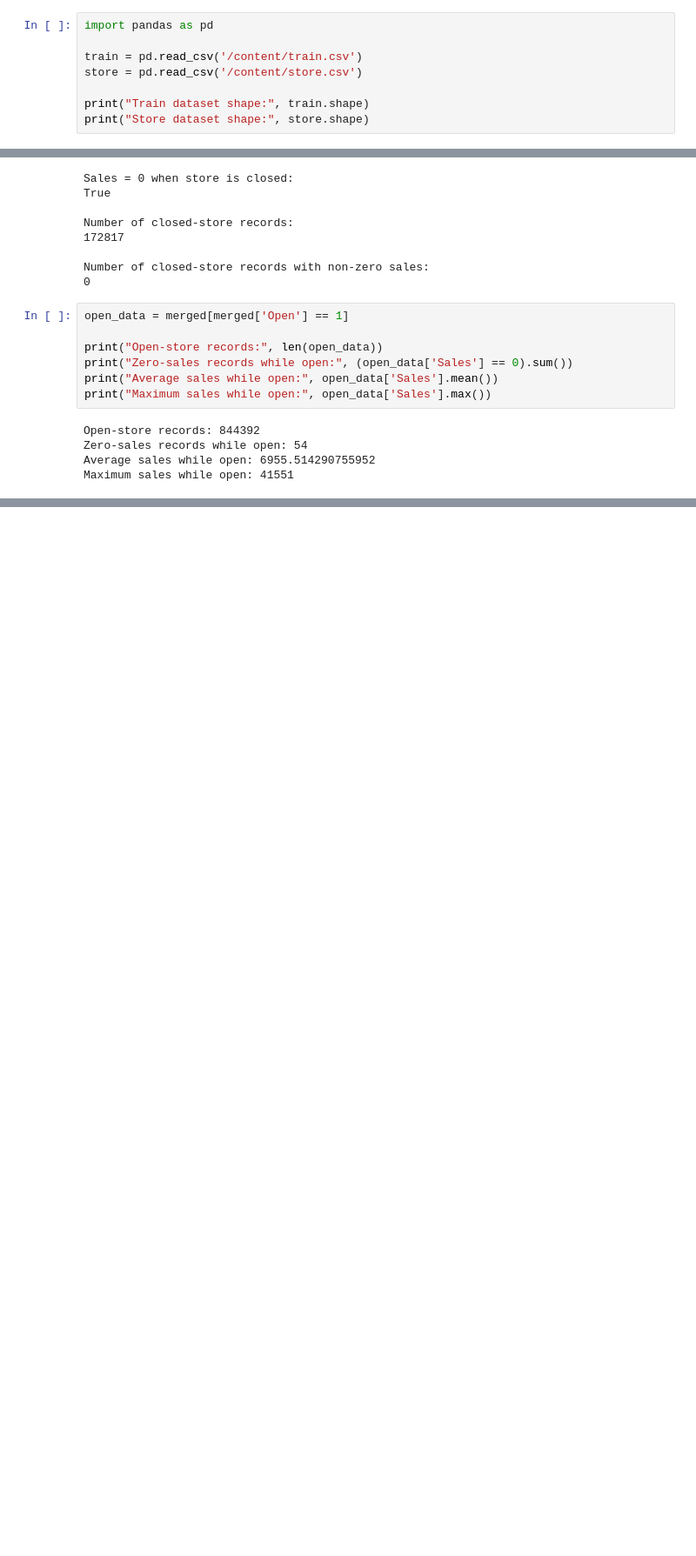
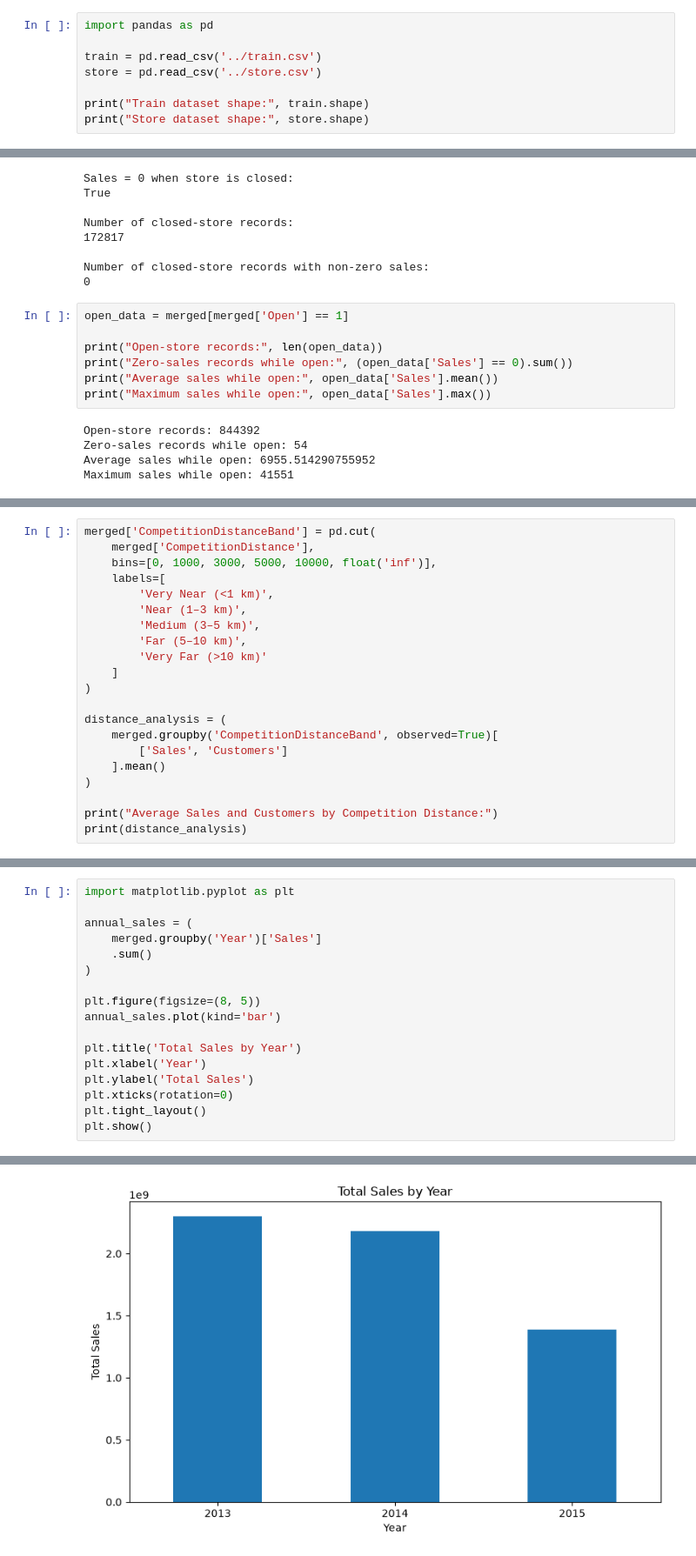
Before and after one commit to vsatish5621/Rossmann-Sales-Forecasting, a Jupyter notebook: notebooks/02_EDA_Analysis.ipynb, the cells around one changed output, grey strips where cells are left out. Shown at 87% size. Saved outputs shown, nothing was run; the diff lists cells and outputs as text; blank space fills up the shorter version.

Commit message:
Organize and complete EDA analysis notebook

```diff
--- a/notebooks/02_EDA_Analysis.ipynb
+++ b/notebooks/02_EDA_Analysis.ipynb
@@ -7,8 +22,8 @@ Rossmann Sales Forecasting — exploratory analysis and business-oriented featur
 # %%
 import pandas as pd
 
-train = pd.read_csv('/content/train.csv')
-store = pd.read_csv('/content/store.csv')
+train = pd.read_csv('../train.csv')
+store = pd.read_csv('../store.csv')
 
 print("Train dataset shape:", train.shape)
 print("Store dataset shape:", store.shape)
@@ -405,0 +567,21 @@ plt.show()
+# %%
+merged['CompetitionDistanceBand'] = pd.cut(
+    merged['CompetitionDistance'],
+    bins=[0, 1000, 3000, 5000, 10000, float('inf')],
+    labels=[
+        'Very Near (<1 km)',
+        'Near (1–3 km)',
+        'Medium (3–5 km)',
+        'Far (5–10 km)',
+        'Very Far (>10 km)'
+    ]
+)
+
+distance_analysis = (
+    merged.groupby('CompetitionDistanceBand', observed=True)[
+        ['Sales', 'Customers']
+    ].mean()
+)
+
+print("Average Sales and Customers by Competition Distance:")
+print(distance_analysis)
@@ -405,0 +716,18 @@ plt.show()
+# %%
+import matplotlib.pyplot as plt
+
+annual_sales = (
+    merged.groupby('Year')['Sales']
+    .sum()
+)
+
+plt.figure(figsize=(8, 5))
+annual_sales.plot(kind='bar')
+
+plt.title('Total Sales by Year')
+plt.xlabel('Year')
+plt.ylabel('Total Sales')
+plt.xticks(rotation=0)
+plt.tight_layout()
+plt.show()
+# %% [output]
@@ -405,0 +735 @@ plt.show()
+[figure, added]
```
Also changed, not shown: parts of 67 cells of this notebook.
